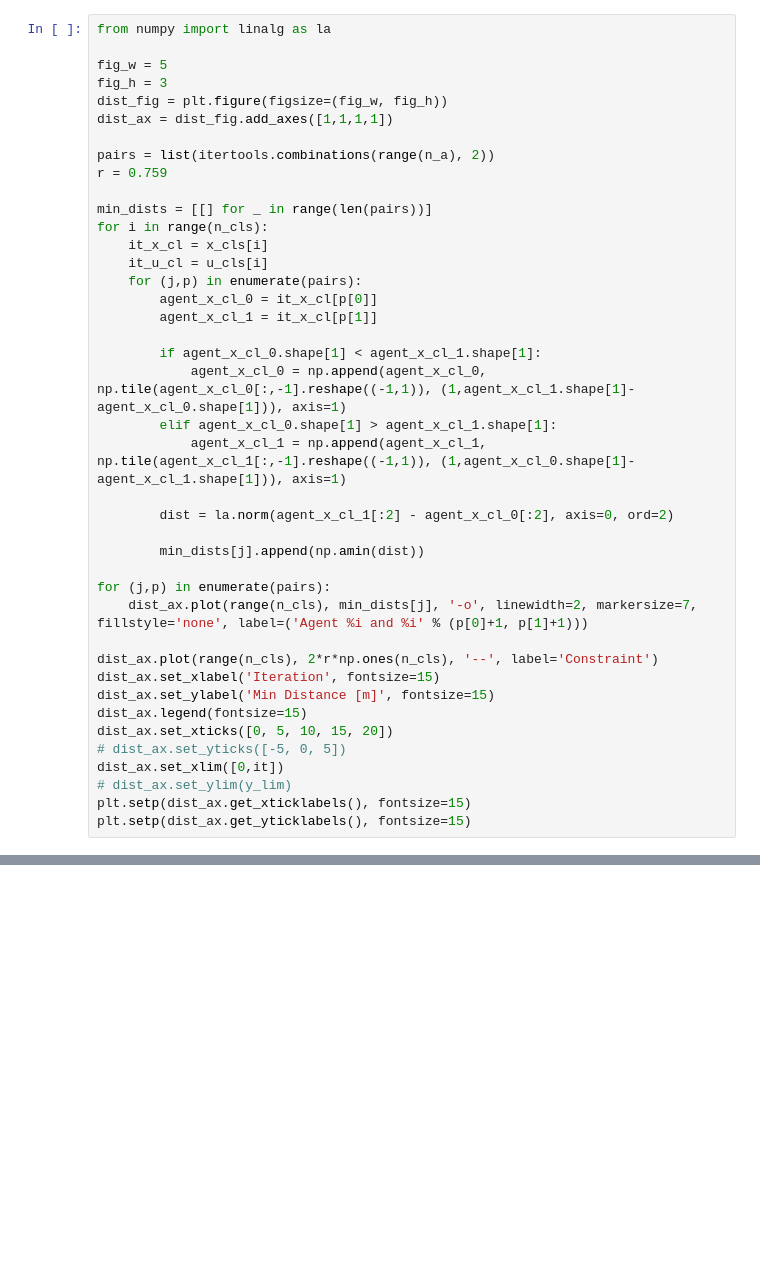
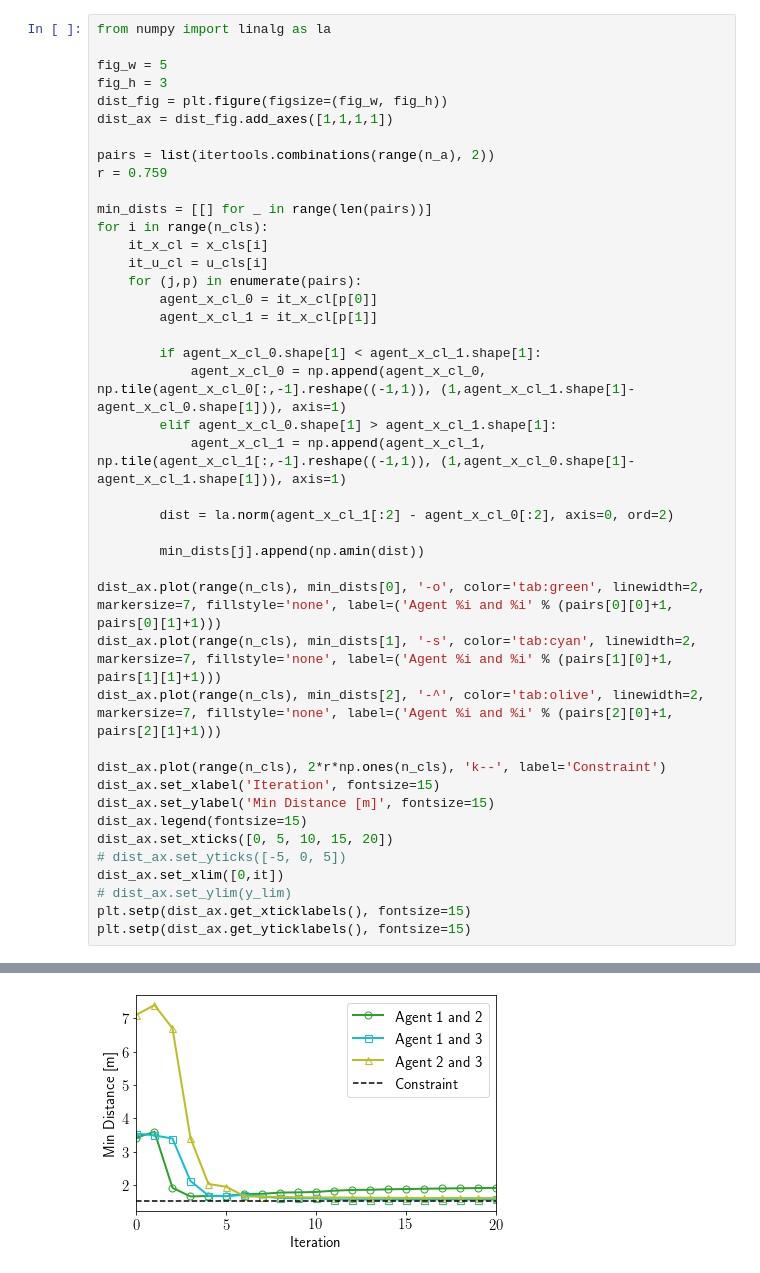
Before and after one commit to zhu-edward/multi-agent-LMPC, a Jupyter notebook: CoopLMPC/3_agent_nl_demo/notebooks/data_analysis.ipynb, the cells around one changed output, grey strips where cells are left out. Drawn from its saved outputs; the diff is of its cells as text; blank space fills up the shorter version.

```diff
--- a/CoopLMPC/3_agent_nl_demo/notebooks/data_analysis.ipynb
+++ b/CoopLMPC/3_agent_nl_demo/notebooks/data_analysis.ipynb
@@ -303,10 +336,11 @@ for i in range(n_cls):
 
         min_dists[j].append(np.amin(dist))
 
-for (j,p) in enumerate(pairs):
-    dist_ax.plot(range(n_cls), min_dists[j], '-o', linewidth=2, markersize=7, fillstyle='none', label=('Agent %i and %i' % (p[0]+1, p[1]+1)))
+dist_ax.plot(range(n_cls), min_dists[0], '-o', color='tab:green', linewidth=2, markersize=7, fillstyle='none', label=('Agent %i and %i' % (pairs[0][0]+1, pairs[0][1]+1)))
+dist_ax.plot(range(n_cls), min_dists[1], '-s', color='tab:cyan', linewidth=2, markersize=7, fillstyle='none', label=('Agent %i and %i' % (pairs[1][0]+1, pairs[1][1]+1)))
+dist_ax.plot(range(n_cls), min_dists[2], '-^', color='tab:olive', linewidth=2, markersize=7, fillstyle='none', label=('Agent %i and %i' % (pairs[2][0]+1, pairs[2][1]+1)))
 
-dist_ax.plot(range(n_cls), 2*r*np.ones(n_cls), '--', label='Constraint')
+dist_ax.plot(range(n_cls), 2*r*np.ones(n_cls), 'k--', label='Constraint')
 dist_ax.set_xlabel('Iteration', fontsize=15)
 dist_ax.set_ylabel('Min Distance [m]', fontsize=15)
 dist_ax.legend(fontsize=15)
@@ -316,3 +350,4 @@ dist_ax.set_xlim([0,it])
 # dist_ax.set_ylim(y_lim)
 plt.setp(dist_ax.get_xticklabels(), fontsize=15)
 plt.setp(dist_ax.get_yticklabels(), fontsize=15)
+# %% [output]
@@ -318,0 +370 @@ plt.setp(dist_ax.get_yticklabels(), fontsize=15)
+[figure, added]
```
Also changed, not shown: parts of 10 cells of this notebook.
